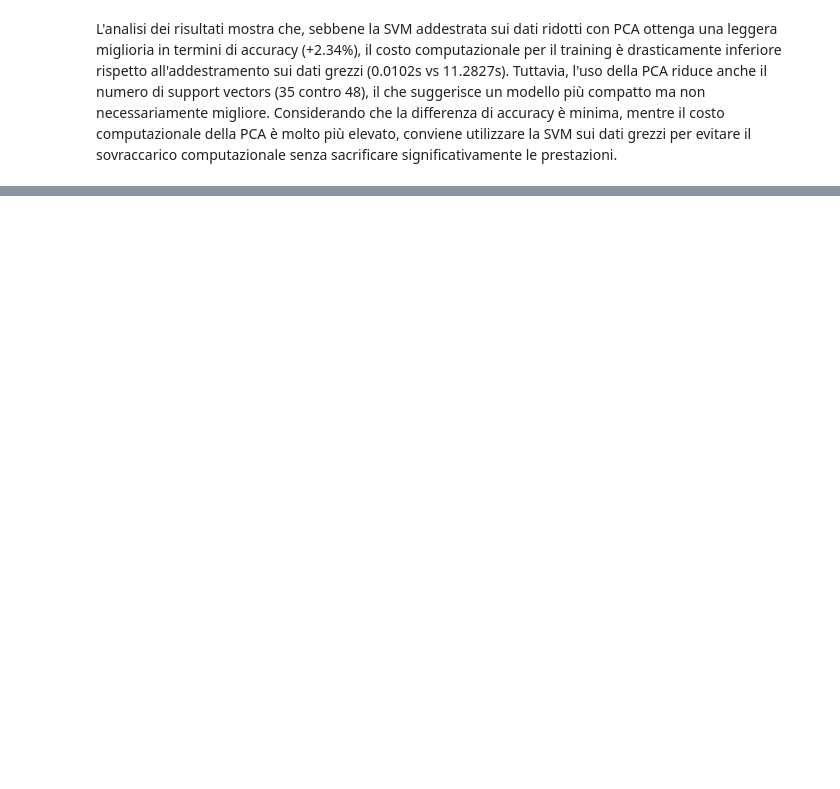
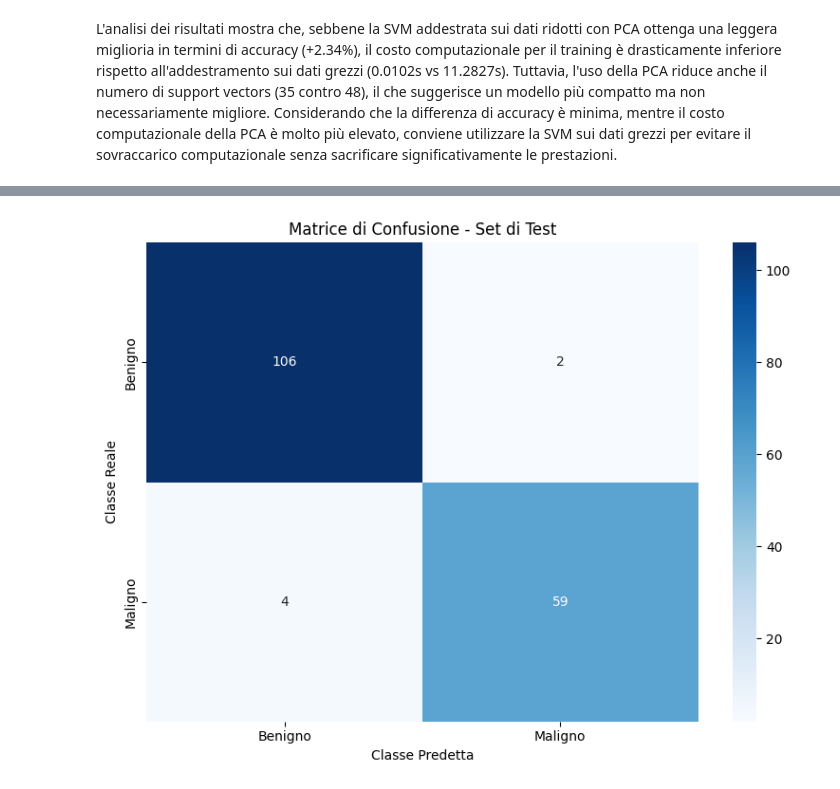
Before and after one commit to NIKFIORE/Progetto-Machine-Learning, a Jupyter notebook: Progetto.ipynb, the cells around one changed output, grey strips where cells are left out. Drawn from its saved outputs; the diff is of its cells as text; code cells hidden in the pictures; blank space fills up the shorter version.

```diff
--- a/Progetto.ipynb
+++ b/Progetto.ipynb
@@ -769,2 +799,21 @@ Numero di Support Vectors (Dati PCA): 35
 # %% [markdown]
 L'analisi dei risultati mostra che, sebbene la SVM addestrata sui dati ridotti con PCA ottenga una leggera miglioria in termini di accuracy (+2.34%), il costo computazionale per il training è drasticamente inferiore rispetto all'addestramento sui dati grezzi (0.0102s vs 11.2827s). Tuttavia, l'uso della PCA riduce anche il numero di support vectors (35 contro 48), il che suggerisce un modello più compatto ma non necessariamente migliore. Considerando che la differenza di accuracy è minima, mentre il costo computazionale della PCA è molto più elevato, conviene utilizzare la SVM sui dati grezzi per evitare il sovraccarico computazionale senza sacrificare significativamente le prestazioni.
+# %%
+# Predizioni (probabilità di avere tumore)
+# Utilizziamo il modello sui dati grezzi per le predizioni di probabilità
+y_pred_train_prob = svm_model_original.predict_proba(X_train_original)[:, 1]
+# Convertiamo le probabilità in predizioni binarie (0 o 1) usando soglia 0.5
+y_pred_train = (y_pred_train_prob > 0.5).astype(int)
+
+y_pred_test_prob = svm_model_original.predict_proba(X_test_original)[:, 1]
+# Convertiamo le probabilità in predizioni binarie (0 o 1) usando soglia 0.5
+y_pred_test = (y_pred_test_prob > 0.5).astype(int)
+
+# Report di classificazione per i set di training e test
+print("\nReport di Classificazione - Set di Training:")
+print(classification_report(y_train, y_pred_train,
+                         target_names=['Benigno', 'Maligno']))
+
+print("\nReport di Classificazione - Set di Test:")
+print(classification_report(y_test, y_pred_test,
+                         target_names=['Benigno', 'Maligno']))
@@ -770,0 +841,14 @@ L'analisi dei risultati mostra che, sebbene la SVM addestrata sui dati ridotti c
+# %%
+# Matrice di confusione per il set di test
+plt.figure(figsize=(8, 6))
+cm_test = confusion_matrix(y_test, y_pred_test)
+sns.heatmap(cm_test, annot=True, fmt='d', cmap='Blues',
+            xticklabels=['Benigno', 'Maligno'],
+            yticklabels=['Benigno', 'Maligno'])
+plt.title('Matrice di Confusione - Set di Test')
+plt.ylabel('Classe Reale')
+plt.xlabel('Classe Predetta')
+plt.tight_layout()
+plt.show()
+# %% [output]
+[figure, added]
```
Also changed, not shown: parts of 16 cells of this notebook.
